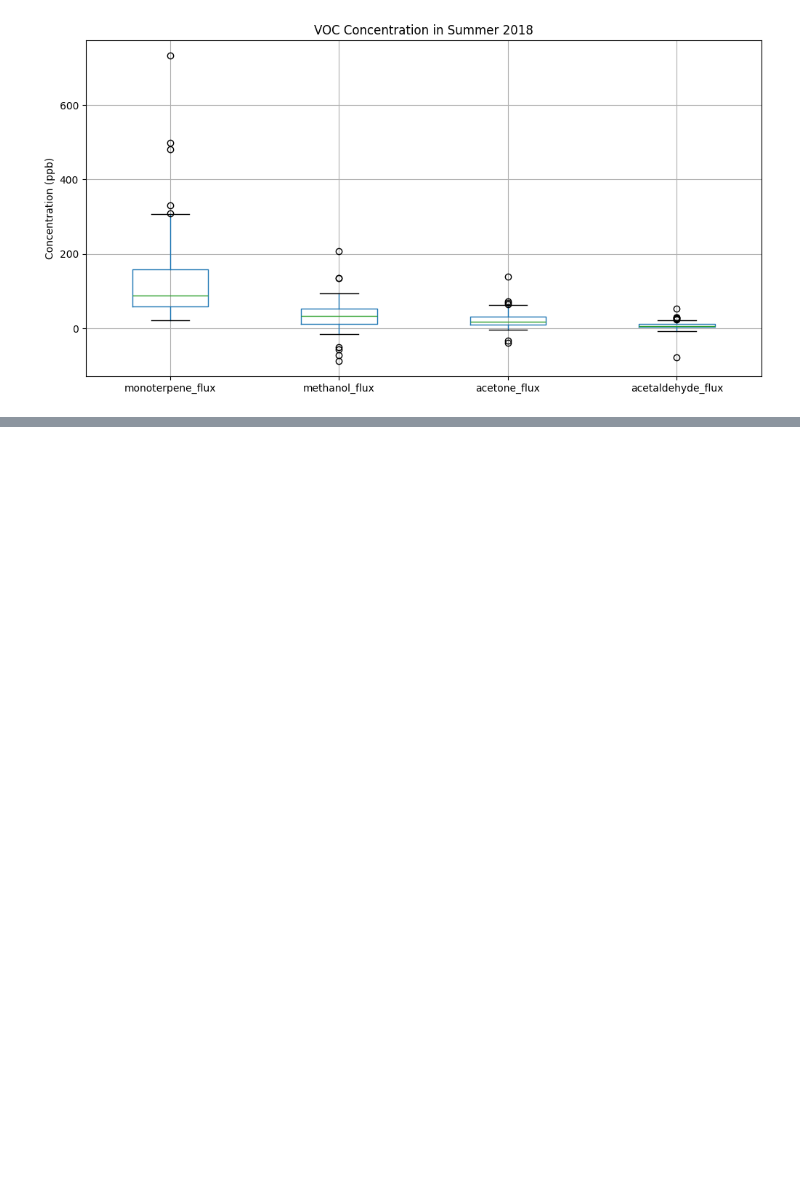
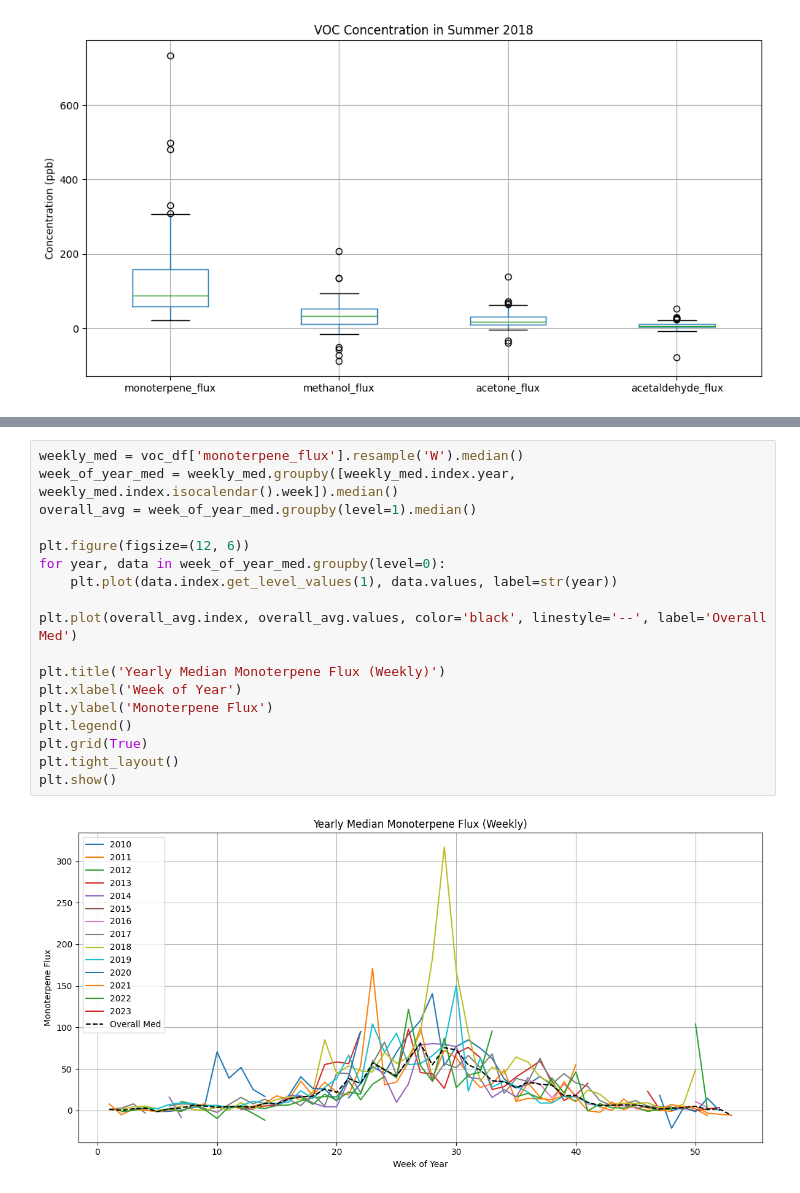
Before and after one commit to ramipiik/Data-Science-Project, a Jupyter notebook: ville.ipynb, the cells around one changed output, grey strips where cells are left out. Saved outputs shown, nothing was run; the diff lists cells and outputs as text; blank space fills up the shorter version.

```diff
--- a/ville.ipynb
+++ b/ville.ipynb
@@ -238,0 +268,20 @@ plt.show()
+# %%
+weekly_med = voc_df['monoterpene_flux'].resample('W').median()
+week_of_year_med = weekly_med.groupby([weekly_med.index.year, weekly_med.index.isocalendar().week]).median()
+overall_avg = week_of_year_med.groupby(level=1).median()
+
+plt.figure(figsize=(12, 6))
+for year, data in week_of_year_med.groupby(level=0):
+    plt.plot(data.index.get_level_values(1), data.values, label=str(year))
+
+plt.plot(overall_avg.index, overall_avg.values, color='black', linestyle='--', label='Overall Med')
+
+plt.title('Yearly Median Monoterpene Flux (Weekly)')
+plt.xlabel('Week of Year')
+plt.ylabel('Monoterpene Flux')
+plt.legend()
+plt.grid(True)
+plt.tight_layout()
+plt.show()
+# %% [output]
+[figure, added]
```
Also changed, not shown: parts of 3 cells of this notebook.
